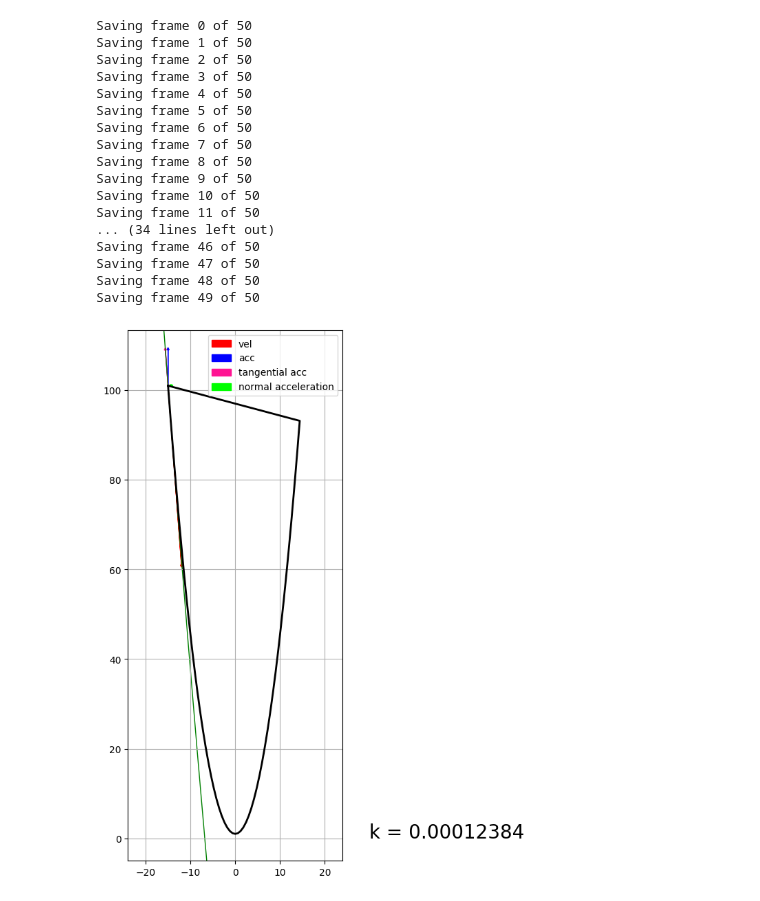
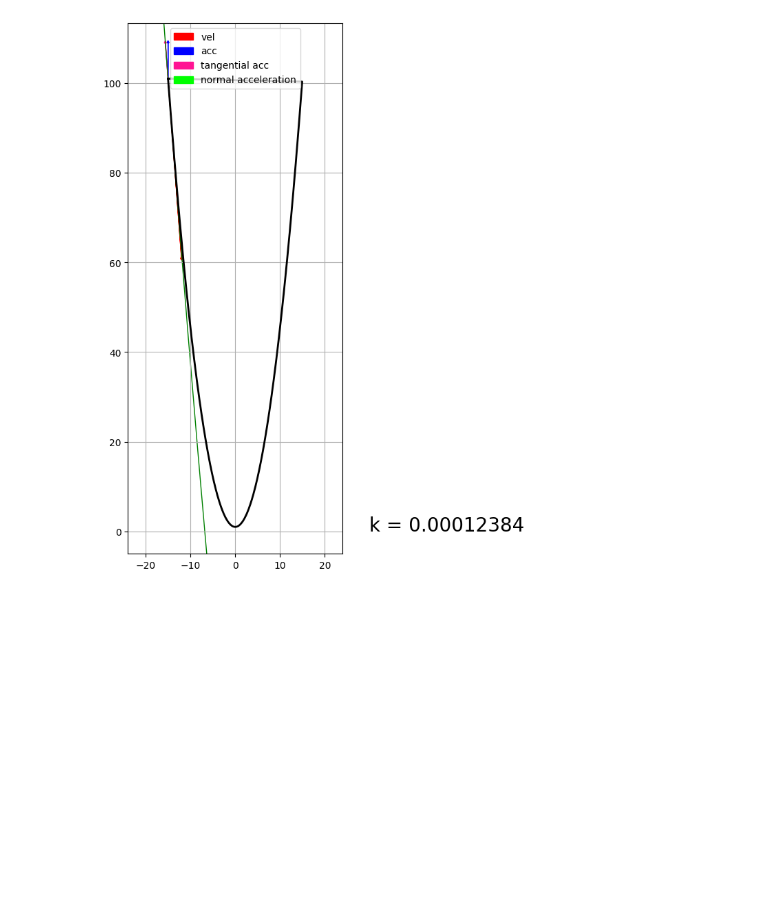
Before and after one commit to lvjonok/f22-theoretical-mechanics, a Jupyter notebook: homework1/main.ipynb, the cells around one changed output. Drawn from its saved outputs; the diff is of its cells as text; code cells hidden in the pictures; blank space fills up the shorter version.

```diff
--- a/homework1/main.ipynb
+++ b/homework1/main.ipynb
@@ -21,7 +21,7 @@ from dataclasses import dataclass
 from typing import List
 from matplotlib.animation import FuncAnimation
 
-FPS = 5  # increase to make animation slower
+FPS = 60  # increase to make animation slower
 t_start = -5.0
 t_end = 5.0
 frames = int((t_end - t_start) * FPS)
@@ -127,51 +127,34 @@ def animate(i):
     trace.append(
         TracePoint(
             x=fx(ti),
             y=fy(ti),
             t=ti,
             vel=np.array([3, 8 * ti, 0]),
             acc=np.array([0, 8, 0]),
         )
     )
 
     last = trace[-1]
     line.set_xdata([p.x for p in trace])
     line.set_ydata([p.y for p in trace])
 
     vel.set_data(x=last.x, dx=last.vel[0], y=last.y, dy=last.vel[1])
     acc.set_data(x=last.x, dx=last.acc[0], y=last.y, dy=last.acc[1])
     acct.set_data(x=last.x, dx=last.acct[0], y=last.y, dy=last.acct[1])
     accn.set_data(x=last.x, dx=last.accn[0], y=last.y, dy=last.accn[1])
 
     osculatingCircle.set_radius(1 / last.k)
     osculatingCircle.set_center(last.osculating_center)
 
     ktext.set_text(f"k = {last.k:.8f}")
 
 
 anim = FuncAnimation(fig, animate, interval=1, frames=frames)
 anim.save("motion_task1.gif")
 plt.draw()
 plt.show()
 # %% [output]
-Saving frame 0 of 50
-Saving frame 1 of 50
-Saving frame 2 of 50
-Saving frame 3 of 50
-Saving frame 4 of 50
-Saving frame 5 of 50
-Saving frame 6 of 50
-Saving frame 7 of 50
-Saving frame 8 of 50
-Saving frame 9 of 50
-Saving frame 10 of 50
-Saving frame 11 of 50
-... (34 lines left out)
-Saving frame 46 of 50
-Saving frame 47 of 50
-Saving frame 48 of 50
-Saving frame 49 of 50
-[figure, old version]
+[figure, new version]
 # %%
 from dataclasses import dataclass
 from typing import List
```
Also changed, not shown: parts of 2 cells of this notebook, 3 other files.
